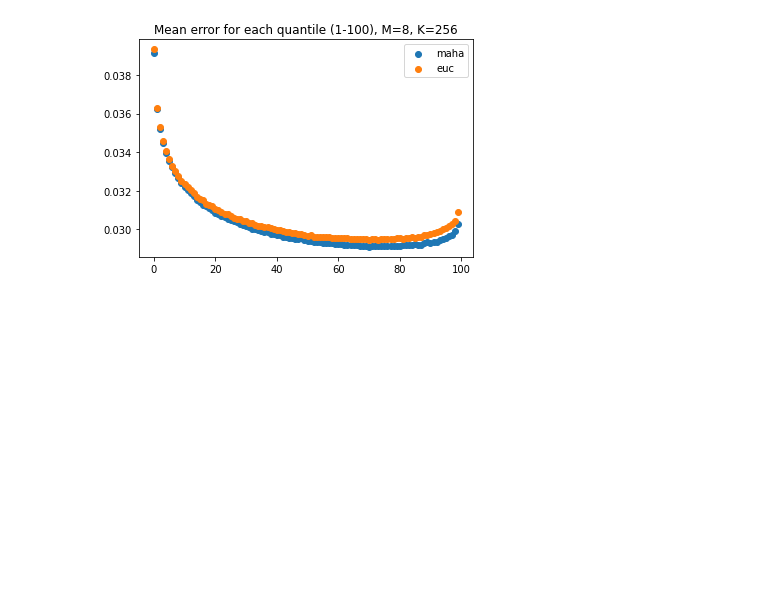
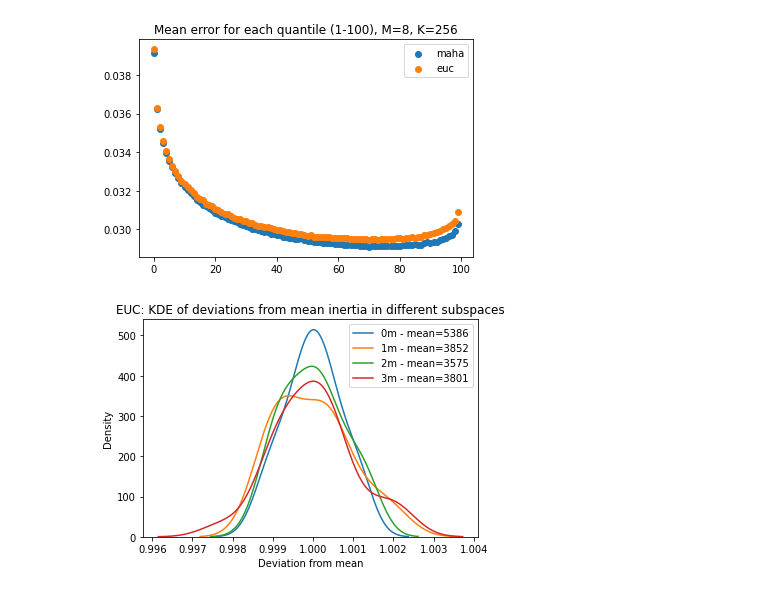
Before and after one commit to TSPoulsen/puffinn, a Jupyter notebook: experiments/results/explore_results.ipynb, the cells around one changed output. Drawn from its saved outputs; the diff is of its cells as text; code cells hidden in the pictures; blank space fills up the shorter version.

```diff
--- a/experiments/results/explore_results.ipynb
+++ b/experiments/results/explore_results.ipynb
@@ -225,3 +226,17 @@ plt.legend()
 plt.show()
 # %% [output]
 [figure]
+# %%
+euc = h5py.File("inertia_variance_euc.hdf5", "r")
+maha = h5py.File("inertia_variance_maha.hdf5", "r")
+# %%
+for key in euc.keys():
+    m = np.mean(euc[key])
+    d = euc[key]/m
+    sns.kdeplot(d, label = key + " - mean=" + str(int(m)))
+plt.title("EUC: KDE of deviations from mean inertia in different subspaces")
+plt.xlabel("Deviation from mean")
+plt.legend()
+plt.show()
+# %% [output]
+[figure, added]
```
Also changed, not shown: parts of 2 cells of this notebook, 4 other files.
